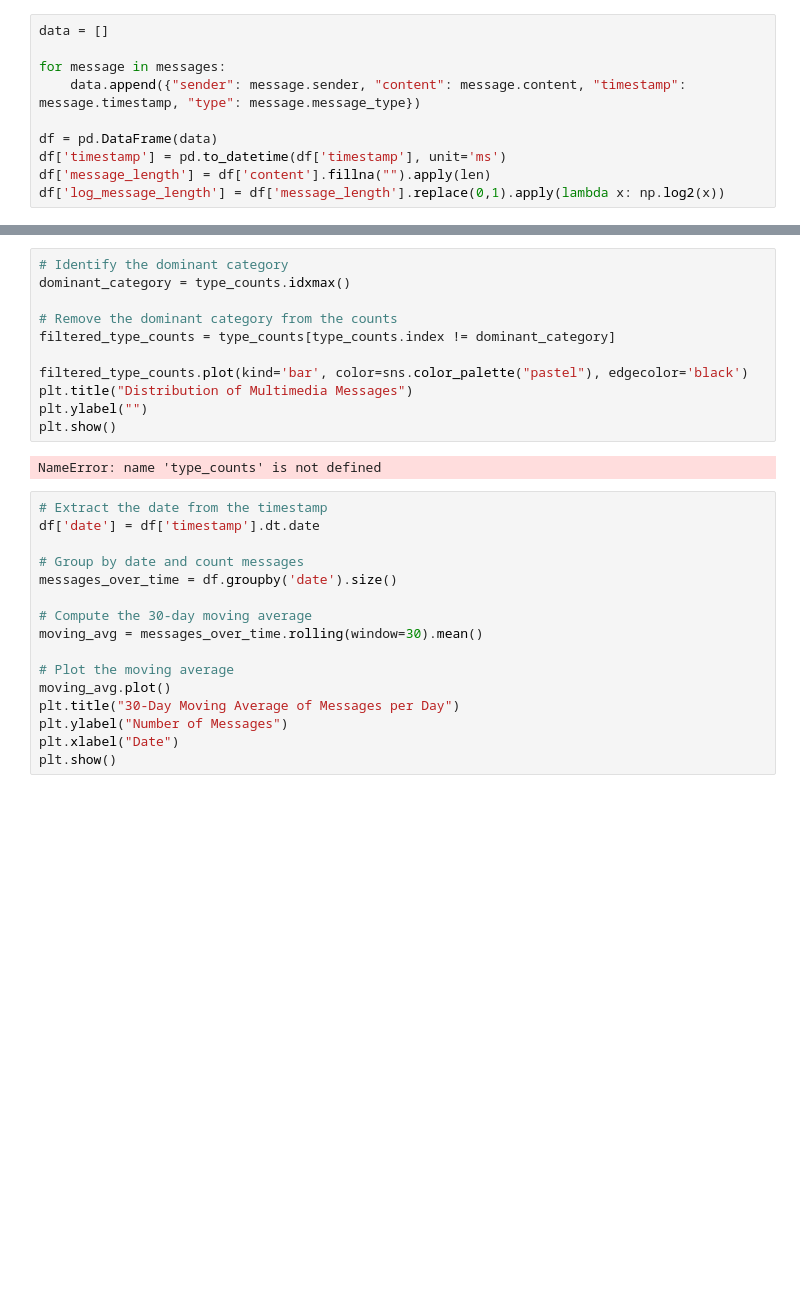
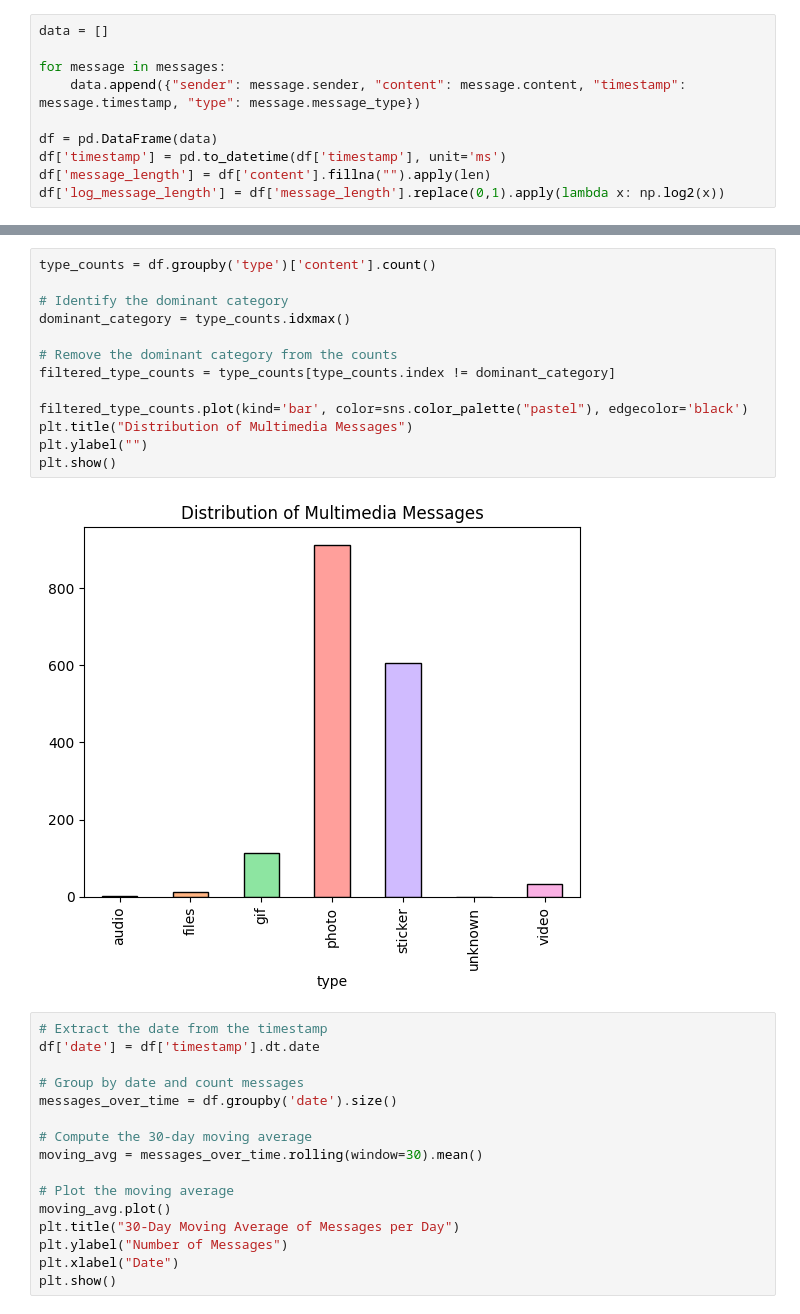
Before and after one commit to BrysonL/groupchat-classification, a Jupyter notebook: ChatVis.ipynb, the cells around one changed output, grey strips where cells are left out. Saved outputs shown, nothing was run; the diff lists cells and outputs as text; blank space fills up the shorter version.

```diff
--- a/ChatVis.ipynb
+++ b/ChatVis.ipynb
@@ -72,16 +83,18 @@ plt.show()
 # %%
+type_counts = df.groupby('type')['content'].count()
+
 # Identify the dominant category
 dominant_category = type_counts.idxmax()
 
 # Remove the dominant category from the counts
 filtered_type_counts = type_counts[type_counts.index != dominant_category]
 
 filtered_type_counts.plot(kind='bar', color=sns.color_palette("pastel"), edgecolor='black')
 plt.title("Distribution of Multimedia Messages")
 plt.ylabel("")
 plt.show()
 # %% [output]
-NameError: name 'type_counts' is not defined
+[figure, added]
 # %%
 # Extract the date from the timestamp
 df['date'] = df['timestamp'].dt.date
```
Also changed, not shown: parts of 12 cells of this notebook.
